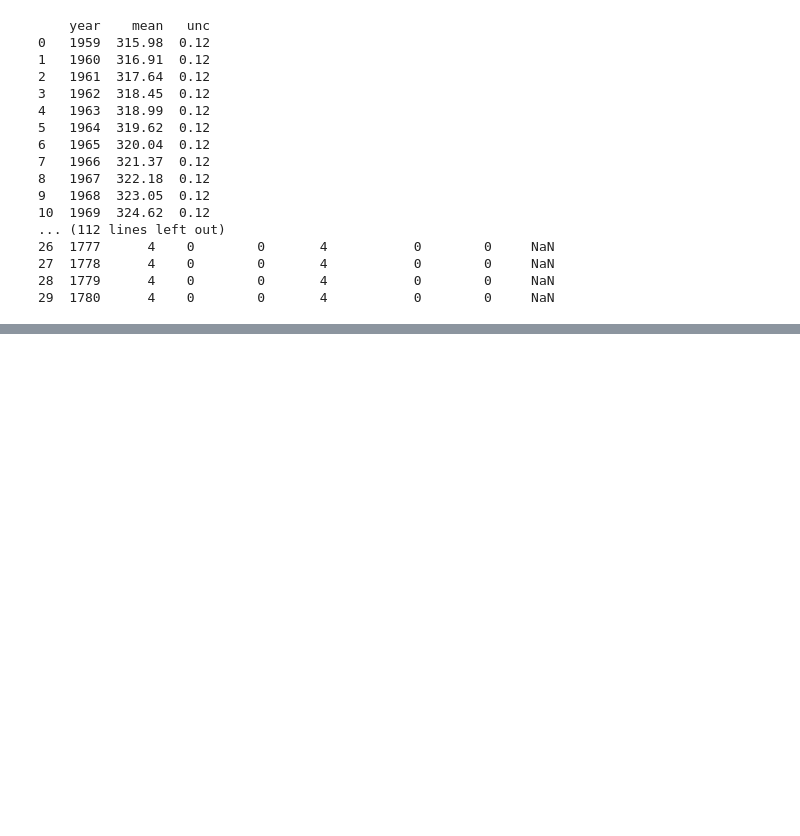
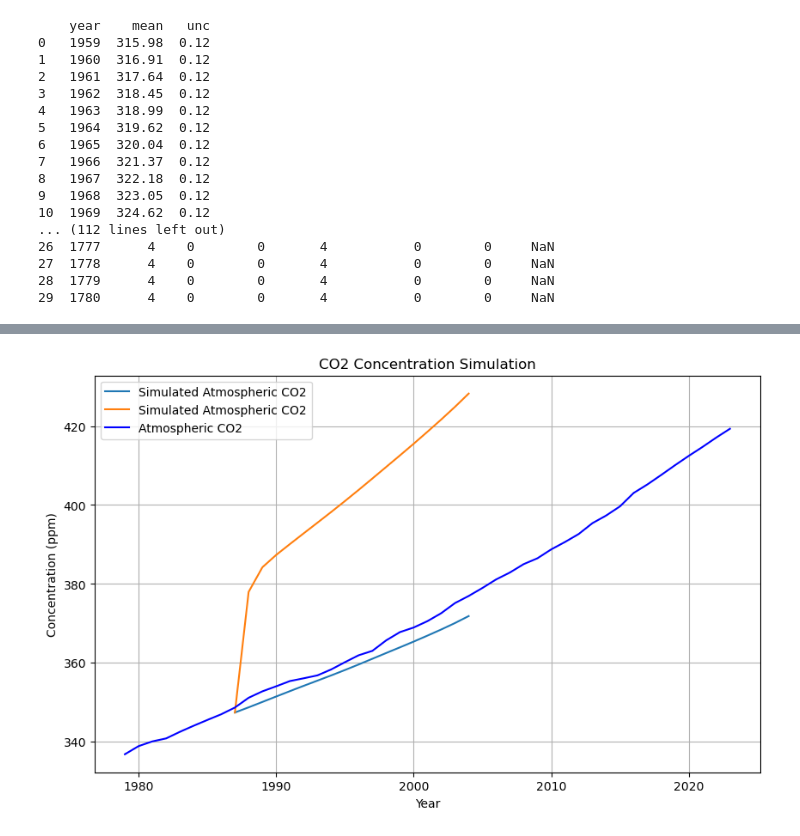
Before and after one commit to htlhtlhtl/ESE5023_Assignments_12432921, a Jupyter notebook: PS5.ipynb, the cells around one changed output, grey strips where cells are left out. Drawn from its saved outputs; the diff is of its cells as text; code cells hidden in the pictures; blank space fills up the shorter version.

```diff
--- a/PS5.ipynb
+++ b/PS5.ipynb
@@ -315,0 +232,83 @@ Time: 2004.0, N1: 837.2981940096405, N2: 833.4177565650424, gamma: 7.743, k12: 0
+# %%
+# 设置年份为索引
+N1_data.set_index('year', inplace=True)
+N2_data.set_index('year', inplace=True)
+gamma_data.set_index('Year', inplace=True)
+
+# 获取初始条件
+N1_0 = 740
+N2_0 = 900
+
+# 定义微分方程模型
+def model(Y, t, k12, k21, gamma_func):
+    N1, N2 = Y
+    gamma_t = gamma_func(t)
+    dN1dt = -k12 * N1 + k21 * N2 + gamma_t
+    dN2dt = k12 * N1 - k21 * N2
+    return [dN1dt, dN2dt]
+
+# 参数
+k12 = 105 / 740
+k21 = 102 / 900
+
+# 时间序列
+t = np.linspace(1987, 2004, 18)
+
+# 定义一个函数来获取gamma值
+def gamma_func(t):
+    idx = np.argmin(np.abs(gamma_data.index - t))
+    return gamma_data.iloc[idx]['Total'] / 1000
+
+# 求解微分方程
+solution1 = odeint(model, [N1_0, N2_0], t, args=(k12, k21, gamma_func))
+
+# 输出求解过程中的数值
+for i, (time, state) in enumerate(zip(t, solution)):
+    gamma_t = gamma_func(time)
+    print(f"Time: {time}, N1: {state[0]}, N2: {state[1]}, gamma: {gamma_t}, k12: {k12}, k21: {k21}")
+
+# 提取结果
+N1, N2 = solution1.T
+def buffer_factor(z):
+    return 3.69 + 1.86e-2 * z - 1.80e-6 * z**2
+
+
+def gamma_func(t):
+    idx = np.argmin(np.abs(gamma_data.index - t))
+    return gamma_data.iloc[idx]['Total'] / 1000
+
+# 微分方程模型
+def model(Y, t, k12, k21, N2_0):
+    N1, N2 = Y
+    xi = buffer_factor(N1)  # 计算缓冲因子
+    gamma_t = gamma_func(t)  # 获取当前时间点的gamma值
+    dN1dt = -k12 * N1 + k21 * (N2_00 + xi * (N2 - N2_00)) + gamma_t
+    dN2dt = k12 * N1 - k21 * (N2_00 + xi * (N2 - N2_00))
+    return [dN1dt, dN2dt]
+
+# 参数
+k12 = 105 / 740
+k21 = 102 / 900
+N2_00 = 821
+# 时间序列
+t = np.linspace(1987, 2004, 18)
+
+# 求解微分方程
+solution2 = odeint(model, [N1_0, N2_0], t, args=(k12, k21, N2_00))
+for i, (time, state) in enumerate(zip(t, solution)):
+    gamma_t = gamma_func(time)
+    print(f"Time: {time}, N1: {state[0]}, N2: {state[1]}, gamma: {gamma_t}, k12: {k12}, k21: {k21}")
+
+# 提取结果
+N1_sim, N2_sim = solution2.T
+plt.figure(figsize=(10, 6))
+plt.plot(t, N1/2.13, label='Simulated Atmospheric CO2')
+plt.plot(t, N1_sim/2.13, label='Simulated Atmospheric CO2')
+plt.plot(N1_data.index, N1_data['mean'], label='Atmospheric CO2', color='blue')
+plt.xlabel('Year')
+plt.ylabel('Concentration (ppm)')
+plt.title('CO2 Concentration Simulation')
+plt.legend()
+plt.grid(True)
+plt.show()
+# %% [output]
@@ -315,0 +332 @@ Time: 2004.0, N1: 837.2981940096405, N2: 833.4177565650424, gamma: 7.743, k12: 0
+[figure, added]
```
Also changed, not shown: parts of 4 cells of this notebook.
